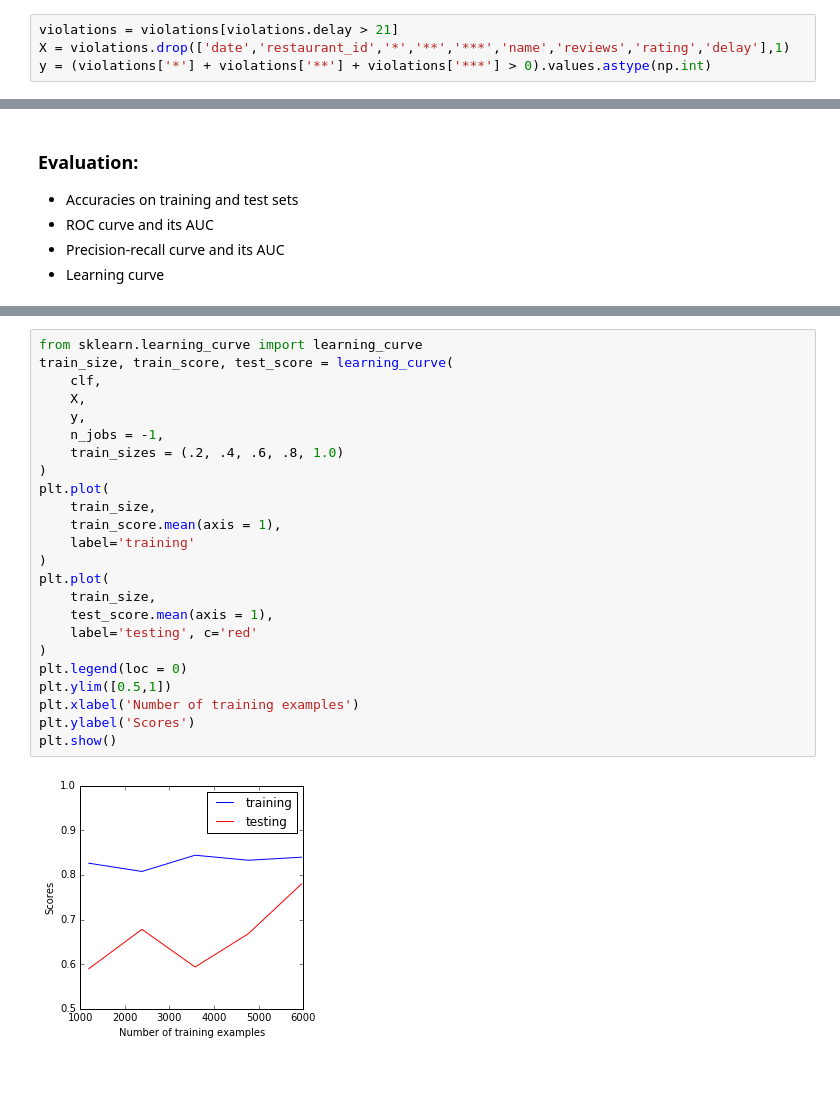
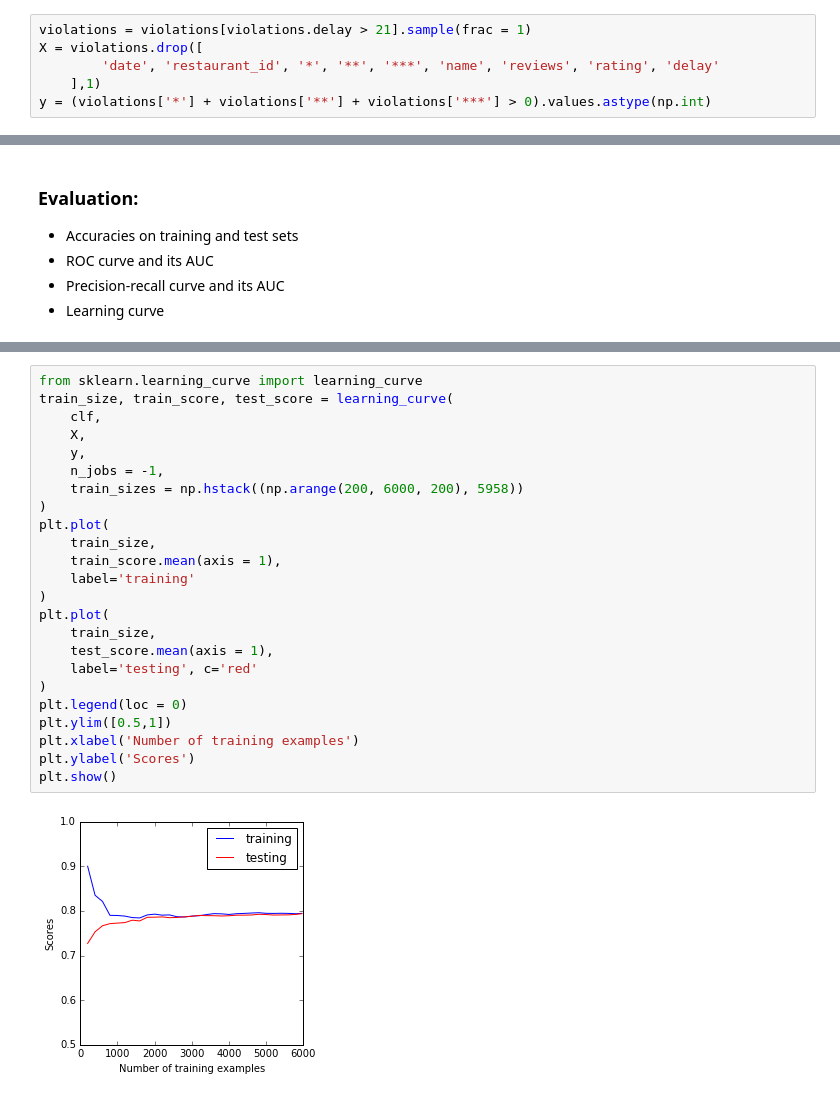
Before and after one commit to roywright/springboard, a Jupyter notebook: capstone/logistic_model.ipynb, the cells around one changed output, grey strips where cells are left out. Saved outputs shown, nothing was run; the diff lists cells and outputs as text.

Commit message:
Correct learning curves

```diff
--- a/capstone/logistic_model.ipynb
+++ b/capstone/logistic_model.ipynb
@@ -13,8 +13,10 @@ import matplotlib.pyplot as plt
 # %%
 violations = pd.read_pickle('data/violations.pkl')
 # %%
-violations = violations[violations.delay > 21]
-X = violations.drop(['date','restaurant_id','*','**','***','name','reviews','rating','delay'],1)
+violations = violations[violations.delay > 21].sample(frac = 1)
+X = violations.drop([
+        'date', 'restaurant_id', '*', '**', '***', 'name', 'reviews', 'rating', 'delay'
+    ],1)
 y = (violations['*'] + violations['**'] + violations['***'] > 0).values.astype(np.int)
 # %% [markdown]
 ### Cross-validated hyperparameter tuning:
@@ -72,26 +74,26 @@ average_precision_score(ytest, clf.predict_proba(Xtest)[:,1])
 # %%
 from sklearn.learning_curve import learning_curve
 train_size, train_score, test_score = learning_curve(
     clf,
     X,
     y,
     n_jobs = -1,
-    train_sizes = (.2, .4, .6, .8, 1.0)
+    train_sizes = np.hstack((np.arange(200, 6000, 200), 5958))
 )
 plt.plot(
     train_size,
     train_score.mean(axis = 1),
     label='training'
 )
 plt.plot(
     train_size,
     test_score.mean(axis = 1),
     label='testing', c='red'
 )
 plt.legend(loc = 0)
 plt.ylim([0.5,1])
 plt.xlabel('Number of training examples')
 plt.ylabel('Scores')
 plt.show()
 # %% [output]
-[figure, old version]
+[figure, new version]
```
Also changed, not shown: parts of 8 cells of this notebook, 5 other files.
